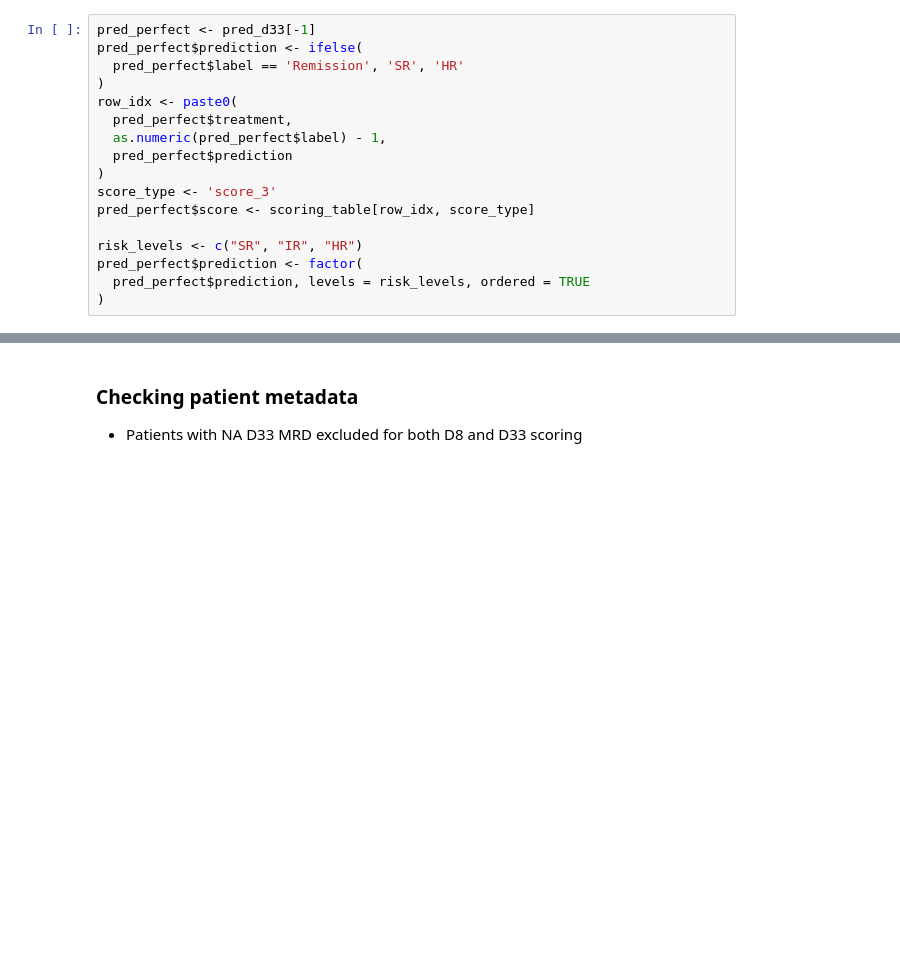
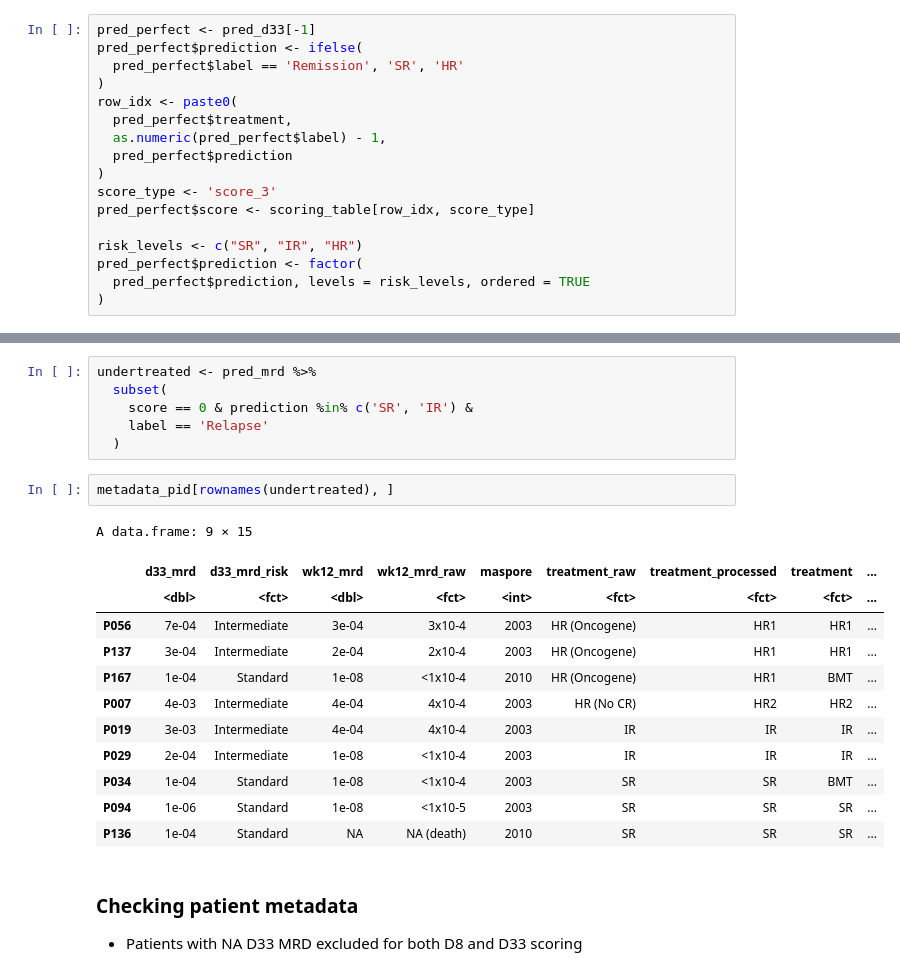
Before and after one commit to dblux/relapse_prediction, a Jupyter notebook: ipynb/evaluation/barchart.ipynb, the cells around one changed output, grey strips where cells are left out. Drawn from its saved outputs; the diff is of its cells as text; blank space fills up the shorter version.

```diff
--- a/ipynb/evaluation/barchart.ipynb
+++ b/ipynb/evaluation/barchart.ipynb
@@ -217,3 +259,24 @@ pred_treatment$prediction <- factor(
+# %%
+undertreated <- pred_mrd %>%
+  subset(
+    score == 0 & prediction %in% c('SR', 'IR') &
+    label == 'Relapse'
+  )
+# %%
+metadata_pid[rownames(undertreated), ]
+# %% [output]
+A data.frame: 9 × 15
+|  | d33_mrd | d33_mrd_risk | wk12_mrd | wk12_mrd_raw | maspore | treatment_raw | treatment_processed | treatment | ... |
+|  | <dbl> | <fct> | <dbl> | <fct> | <int> | <fct> | <fct> | <fct> | ... |
+| P056 | 7e-04 | Intermediate | 3e-04 | 3x10-4 | 2003 | HR (Oncogene) | HR1 | HR1 | ... |
+| P137 | 3e-04 | Intermediate | 2e-04 | 2x10-4 | 2003 | HR (Oncogene) | HR1 | HR1 | ... |
+| P167 | 1e-04 | Standard | 1e-08 | <1x10-4 | 2010 | HR (Oncogene) | HR1 | BMT | ... |
+| P007 | 4e-03 | Intermediate | 4e-04 | 4x10-4 | 2003 | HR (No CR) | HR2 | HR2 | ... |
+| P019 | 3e-03 | Intermediate | 4e-04 | 4x10-4 | 2003 | IR | IR | IR | ... |
+| P029 | 2e-04 | Intermediate | 1e-08 | <1x10-4 | 2003 | IR | IR | IR | ... |
+| P034 | 1e-04 | Standard | 1e-08 | <1x10-4 | 2003 | SR | SR | BMT | ... |
+| P094 | 1e-06 | Standard | 1e-08 | <1x10-5 | 2003 | SR | SR | SR | ... |
+| P136 | 1e-04 | Standard | NA | NA (death) | 2010 | SR | SR | SR | ... |
 # %% [markdown]
 ### Checking patient metadata
 - Patients with NA D33 MRD excluded for both D8 and D33 scoring
```
Also changed, not shown: parts of 6 cells of this notebook, 7 other files.
